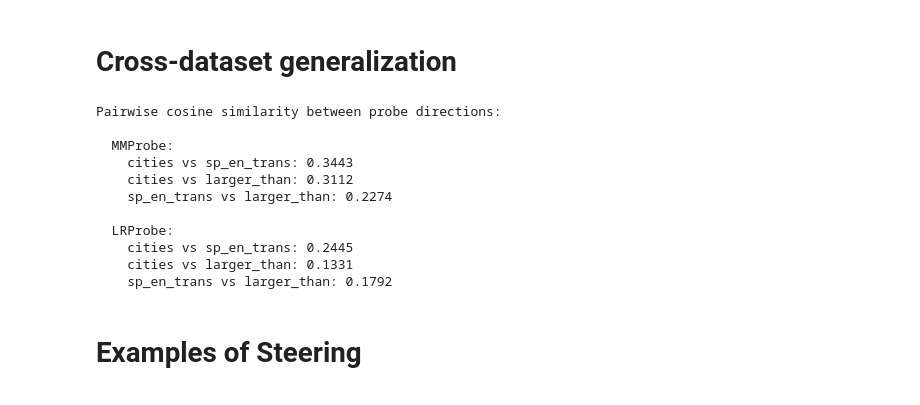
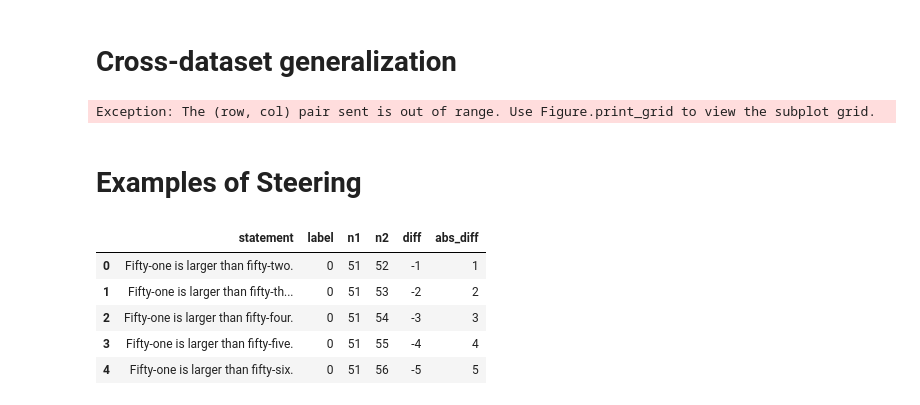
Before and after one commit to andrewstephenfletcher/SPAR-causal-probes, a Jupyter notebook: dct_probes/dct_probe_analysis.ipynb, the cells around one changed output. Cells and saved outputs as stored; diff of their text form; code cells hidden in the pictures.

```diff
--- a/dct_probes/dct_probe_analysis.ipynb
+++ b/dct_probes/dct_probe_analysis.ipynb
@@ -45,14 +45,14 @@ assert HF_TOKEN, "Please set HF_TOKEN in your chapter1_transformer_interp/exerci
 # %%
 import pandas as pd
 
-df = pd.read_json("dct_probes/results/judge_results.jsonl", lines=True)
+df_results = pd.read_json("dct_probes/results/judge_results.jsonl", lines=True)
 
-baseline = df[df["factor_idx"] == -1].set_index("prompt_id")["judge_score"]
+baseline = df_results[df_results["factor_idx"] == -1].set_index("prompt_id")["judge_score"]
 print("Baseline scores:")
 print(baseline)
 print(f"\nMean baseline truthfulness: {baseline.mean():.1f}")
 
-steered = df[df["factor_idx"] >= 0].copy()
+steered = df_results[df_results["factor_idx"] >= 0].copy()
 steered = steered.merge(baseline.rename("baseline_score"), on="prompt_id")
 steered["delta"] = steered["baseline_score"] - steered["judge_score"]
 
@@ -865,13 +941,19 @@ def compute_generalization_matrix(
 mm_matrix = compute_generalization_matrix(train_acts, train_labels, test_acts, test_labels, DATASET_NAMES, MMProbe)
 lr_matrix = compute_generalization_matrix(train_acts, train_labels, test_acts, test_labels, DATASET_NAMES, LRProbe)
 
+dct_factory = DCTProbeFactory(V, top_indices)
+dct_matrix = compute_generalization_matrix(
+    train_acts, train_labels, test_acts, test_labels,
+    DATASET_NAMES, dct_factory,
+)
+
 assert mm_matrix.shape == (3, 3), f"Wrong shape: {mm_matrix.shape}"
 assert (mm_matrix.diag() > 0.6).all(), "In-distribution accuracy should be at least 60%"
 
 # Heatmap visualization
 fig = make_subplots(rows=1, cols=2, subplot_titles=["MMProbe", "LRProbe"], horizontal_spacing=0.15)
 
-for idx, (matrix, name) in enumerate([(mm_matrix, "MM"), (lr_matrix, "LR")]):
+for idx, (matrix, name) in enumerate([(mm_matrix, "MM"), (lr_matrix, "LR"), (dct_matrix, "DCT")]):
     text_vals = [[f"{matrix[i, j]:.3f}" for j in range(len(DATASET_NAMES))] for i in range(len(DATASET_NAMES))]
     fig.add_trace(
         go.Heatmap(
@@ -908,16 +990,15 @@ for probe_name, directions in [("MM", mm_directions), ("LR", lr_directions)]:
                 d2 = directions[n2] / directions[n2].norm()
                 print(f"    {n1} vs {n2}: {(d1 @ d2).item():.4f}")
 # %% [output]
-Pairwise cosine similarity between probe directions:
-
-  MMProbe:
-    cities vs sp_en_trans: 0.3443
-    cities vs larger_than: 0.3112
-    sp_en_trans vs larger_than: 0.2274
-
-  LRProbe:
-    cities vs sp_en_trans: 0.2445
-    cities vs larger_than: 0.1331
-    sp_en_trans vs larger_than: 0.1792
+Exception: The (row, col) pair sent is out of range. Use Figure.print_grid to view the subplot grid.
 # %% [markdown]
 # Examples of Steering
+# %%
+df.head()
+# %% [output]
+|  | statement | label | n1 | n2 | diff | abs_diff |
+| 0 | Fifty-one is larger than fifty-two. | 0 | 51 | 52 | -1 | 1 |
+| 1 | Fifty-one is larger than fifty-th... | 0 | 51 | 53 | -2 | 2 |
+| 2 | Fifty-one is larger than fifty-four. | 0 | 51 | 54 | -3 | 3 |
+| 3 | Fifty-one is larger than fifty-five. | 0 | 51 | 55 | -4 | 4 |
+| 4 | Fifty-one is larger than fifty-six. | 0 | 51 | 56 | -5 | 5 |
```
Also changed, not shown: parts of 8 cells of this notebook.
